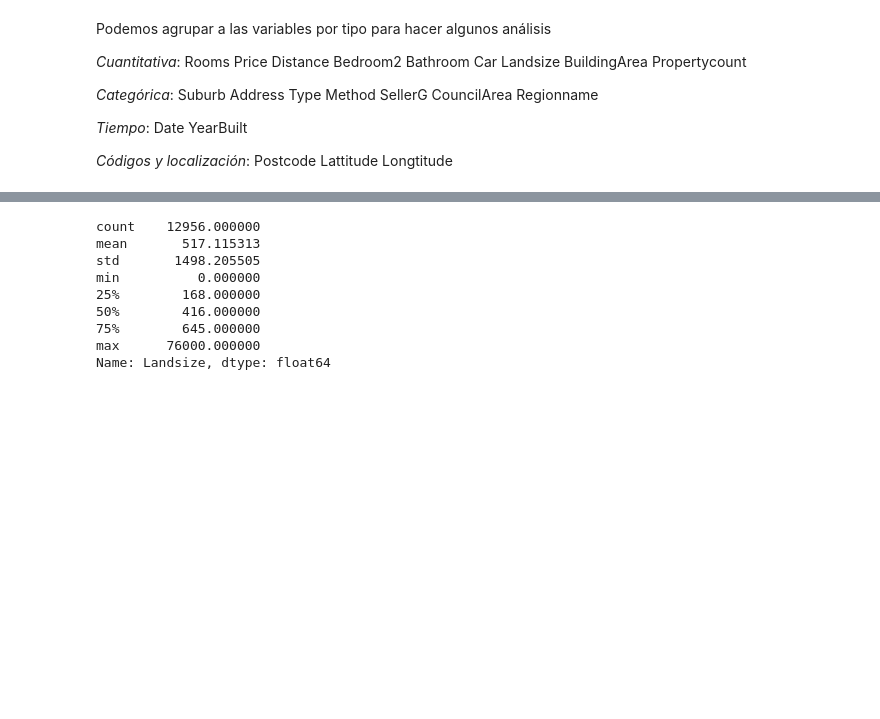
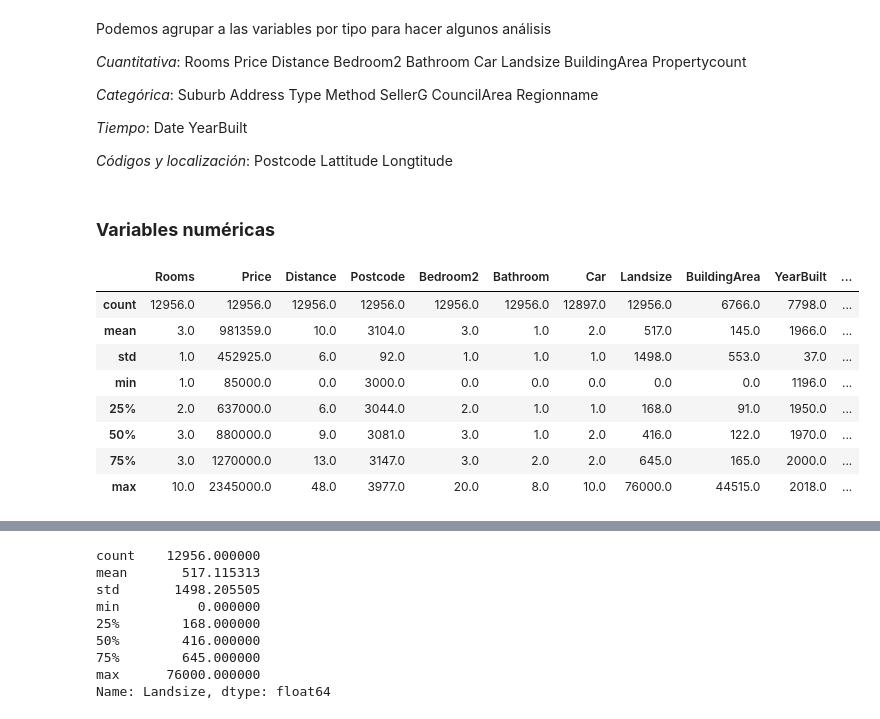
Before and after one commit to estebanarr/TP2_exploracion_curacion_datos, a Jupyter notebook: Entregable_Parte_1.ipynb, the cells around one changed output, grey strips where cells are left out. Cells and saved outputs as stored; diff of their text form; code cells hidden in the pictures; blank space fills up the shorter version.

```diff
--- a/Entregable_Parte_1.ipynb
+++ b/Entregable_Parte_1.ipynb
@@ -175,4 +176,18 @@ Podemos agrupar a las variables por tipo para hacer algunos análisis
 *Tiempo*: Date  YearBuilt
 
 *Códigos y localización*: Postcode Lattitude  Longtitude
+# %% [markdown]
+### **Variables numéricas**
+# %%
+melb_df2.describe().round()
+# %% [output]
+|  | Rooms | Price | Distance | Postcode | Bedroom2 | Bathroom | Car | Landsize | BuildingArea | YearBuilt | ... |
+| count | 12956.0 | 12956.0 | 12956.0 | 12956.0 | 12956.0 | 12956.0 | 12897.0 | 12956.0 | 6766.0 | 7798.0 | ... |
+| mean | 3.0 | 981359.0 | 10.0 | 3104.0 | 3.0 | 1.0 | 2.0 | 517.0 | 145.0 | 1966.0 | ... |
+| std | 1.0 | 452925.0 | 6.0 | 92.0 | 1.0 | 1.0 | 1.0 | 1498.0 | 553.0 | 37.0 | ... |
+| min | 1.0 | 85000.0 | 0.0 | 3000.0 | 0.0 | 0.0 | 0.0 | 0.0 | 0.0 | 1196.0 | ... |
+| 25% | 2.0 | 637000.0 | 6.0 | 3044.0 | 2.0 | 1.0 | 1.0 | 168.0 | 91.0 | 1950.0 | ... |
+| 50% | 3.0 | 880000.0 | 9.0 | 3081.0 | 3.0 | 1.0 | 2.0 | 416.0 | 122.0 | 1970.0 | ... |
+| 75% | 3.0 | 1270000.0 | 13.0 | 3147.0 | 3.0 | 2.0 | 2.0 | 645.0 | 165.0 | 2000.0 | ... |
+| max | 10.0 | 2345000.0 | 48.0 | 3977.0 | 20.0 | 8.0 | 10.0 | 76000.0 | 44515.0 | 2018.0 | ... |
 # %%
```
Also changed, not shown: parts of 10 cells of this notebook.
